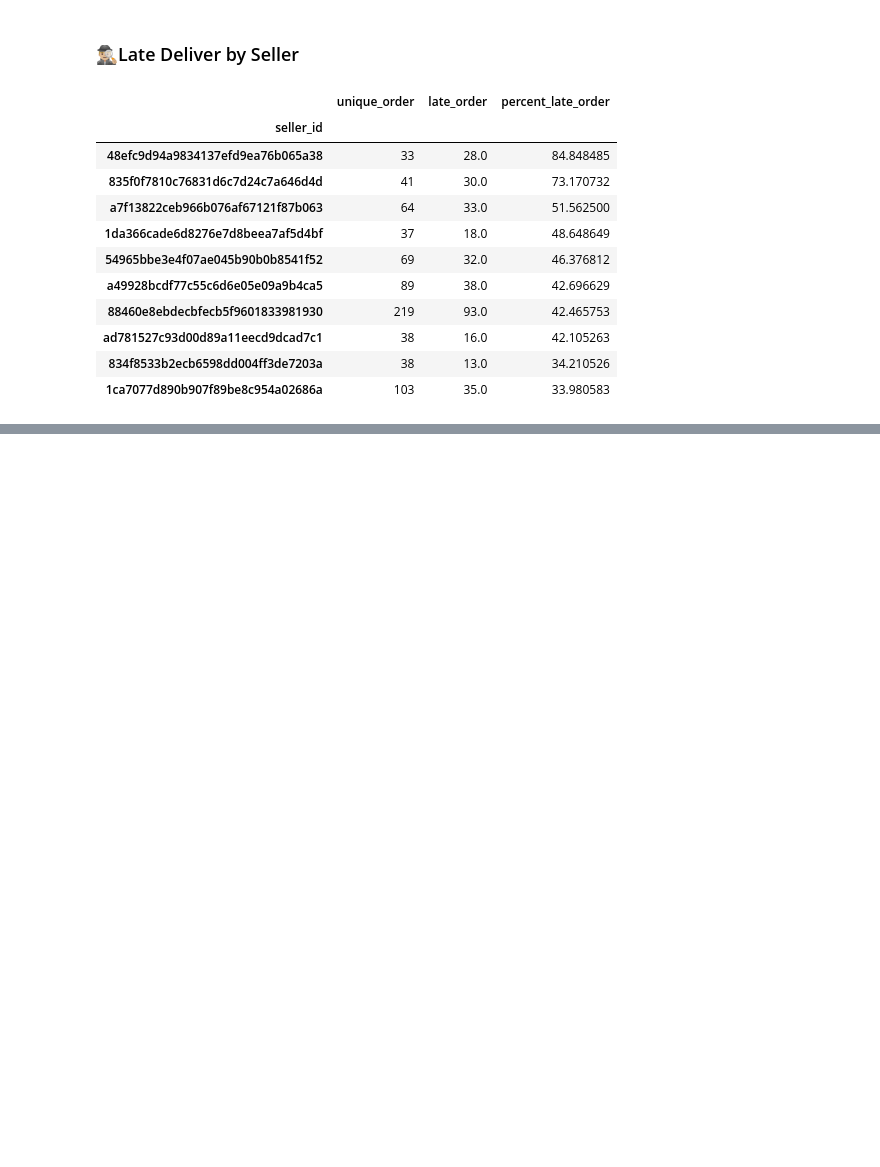
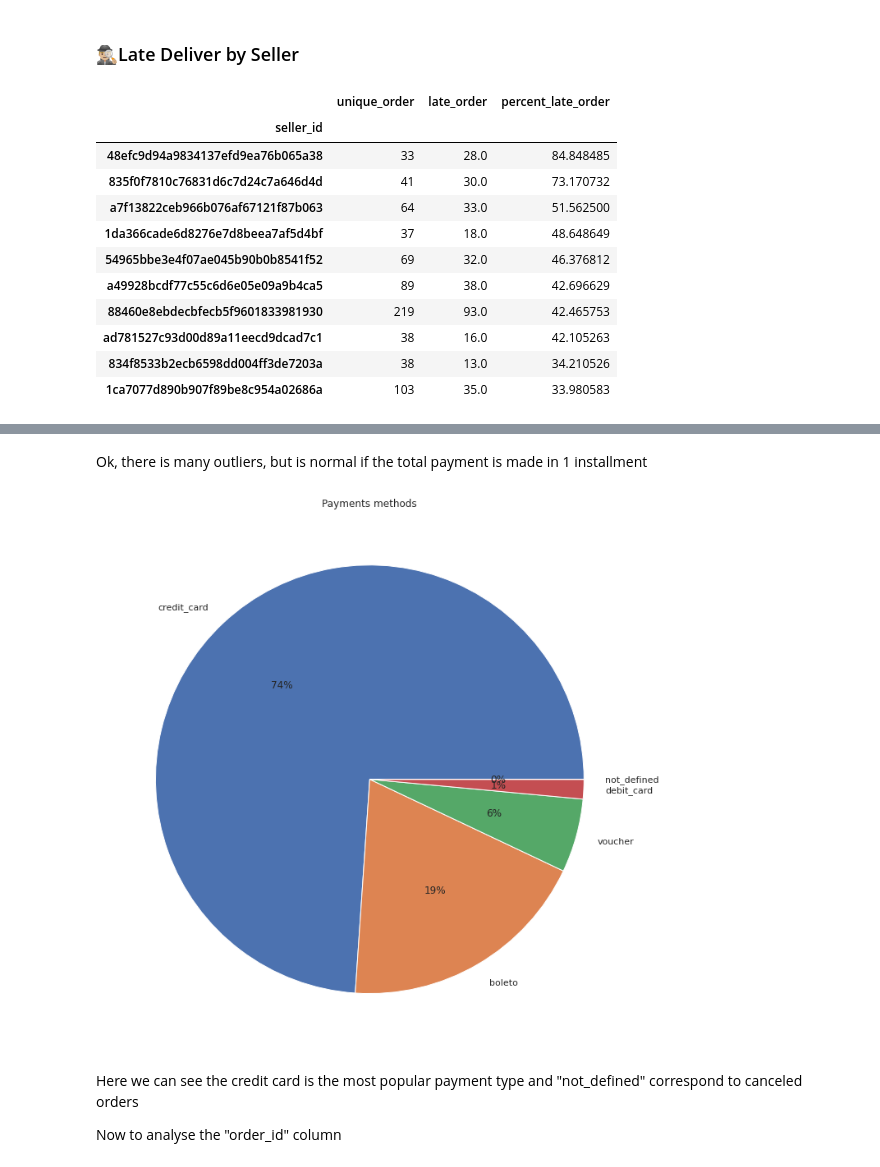
Before and after one commit to danieldhats7/brazilian-e-commerce, a Jupyter notebook: EDA.ipynb, the cells around one changed output, grey strips where cells are left out. Cells and saved outputs as stored; diff of their text form; code cells hidden in the pictures; blank space fills up the shorter version.

```diff
--- a/EDA.ipynb
+++ b/EDA.ipynb
@@ -708,0 +745,18 @@ seller_top_10
+# %% [markdown]
+Ok, there is many outliers, but is normal if the total payment is made in 1 installment
+# %%
+# Inspect the payment type
+
+data = payments['payment_type'].value_counts()
+labels = payments['payment_type'].unique()
+
+plt.figure(figsize=(12,12))
+plt.pie(data, labels=labels, autopct='%0.f%%')
+plt.title("Payments methods")
+plt.show()
+# %% [output]
+[figure, added]
+# %% [markdown]
+Here we can see the credit card is the most popular payment type and "not_defined" correspond to canceled orders
+
+Now to analyse the "order_id" column
```
Also changed, not shown: parts of 4 cells of this notebook.
